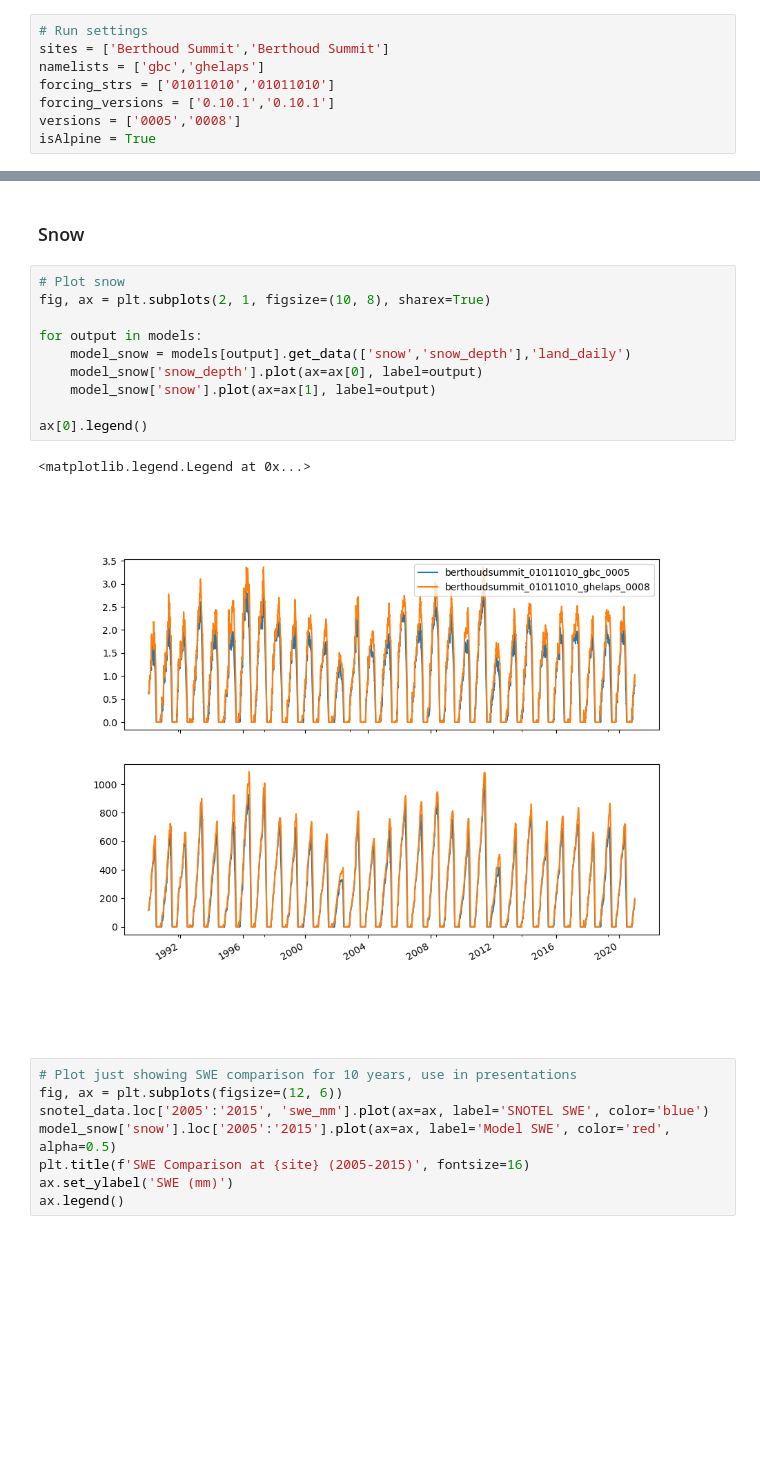
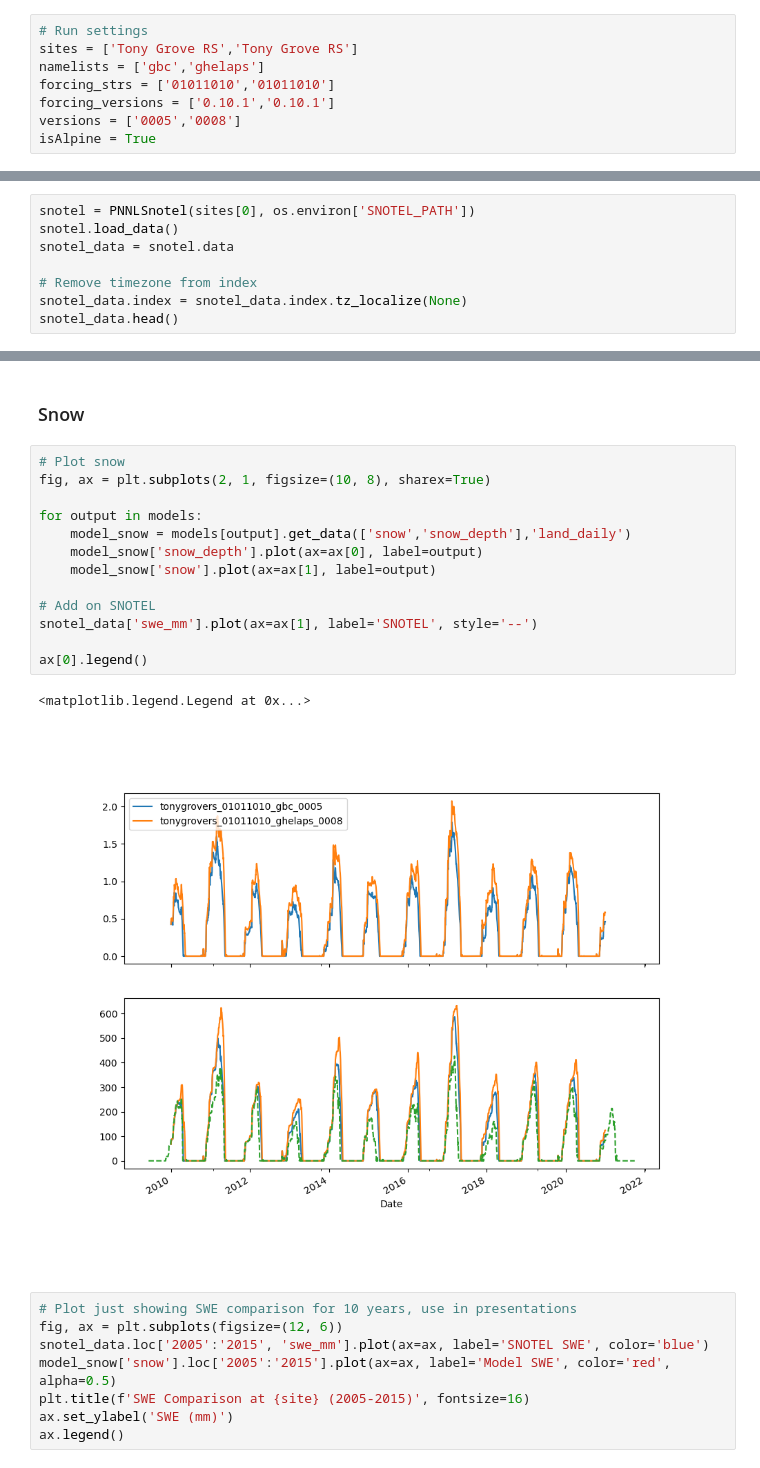
Before and after one commit to chrisrycx/lm4px_data_analysis, a Jupyter notebook: output_analysis/interactive/OutputCompare.ipynb, the cells around one changed output, grey strips where cells are left out. Saved outputs shown, nothing was run; the diff lists cells and outputs as text; blank space fills up the shorter version.

```diff
--- a/output_analysis/interactive/OutputCompare.ipynb
+++ b/output_analysis/interactive/OutputCompare.ipynb
@@ -3,7 +3,7 @@
 Compare output across sites
 # %%
 # Run settings
-sites = ['Berthoud Summit','Berthoud Summit']
+sites = ['Tony Grove RS','Tony Grove RS']
 namelists = ['gbc','ghelaps']
 forcing_strs = ['01011010','01011010']
 forcing_versions = ['0.10.1','0.10.1']
@@ -42,3 +43,11 @@ models
 daily_vars = models[0].get_variables(diag='land_daily')
 # %%
 monthly_vars = model.get_variables(diag='land_month')
+# %%
+snotel = PNNLSnotel(sites[0], os.environ['SNOTEL_PATH'])
+snotel.load_data()
+snotel_data = snotel.data
+
+# Remove timezone from index
+snotel_data.index = snotel_data.index.tz_localize(None)
+snotel_data.head()
@@ -47,16 +64,19 @@ monthly_vars = model.get_variables(diag='land_month')
 # %%
 # Plot snow
 fig, ax = plt.subplots(2, 1, figsize=(10, 8), sharex=True)
 
 for output in models:
     model_snow = models[output].get_data(['snow','snow_depth'],'land_daily')
     model_snow['snow_depth'].plot(ax=ax[0], label=output)
     model_snow['snow'].plot(ax=ax[1], label=output)
 
+# Add on SNOTEL
+snotel_data['swe_mm'].plot(ax=ax[1], label='SNOTEL', style='--')
+
 ax[0].legend()
 # %% [output]
 <matplotlib.legend.Legend at 0x...>
-[figure, old version]
+[figure, new version]
 # %%
 # Plot just showing SWE comparison for 10 years, use in presentations
 fig, ax = plt.subplots(figsize=(12, 6))
```
Also changed, not shown: parts of 3 cells of this notebook, 4 other files.
